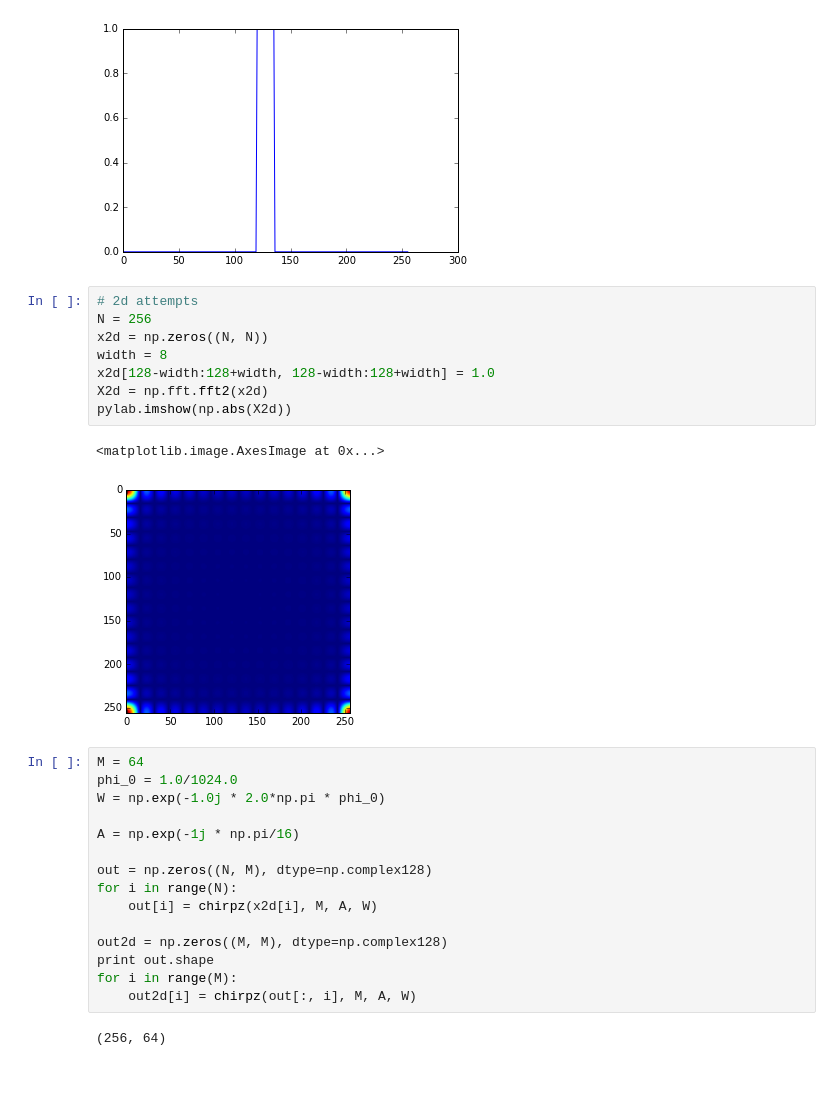
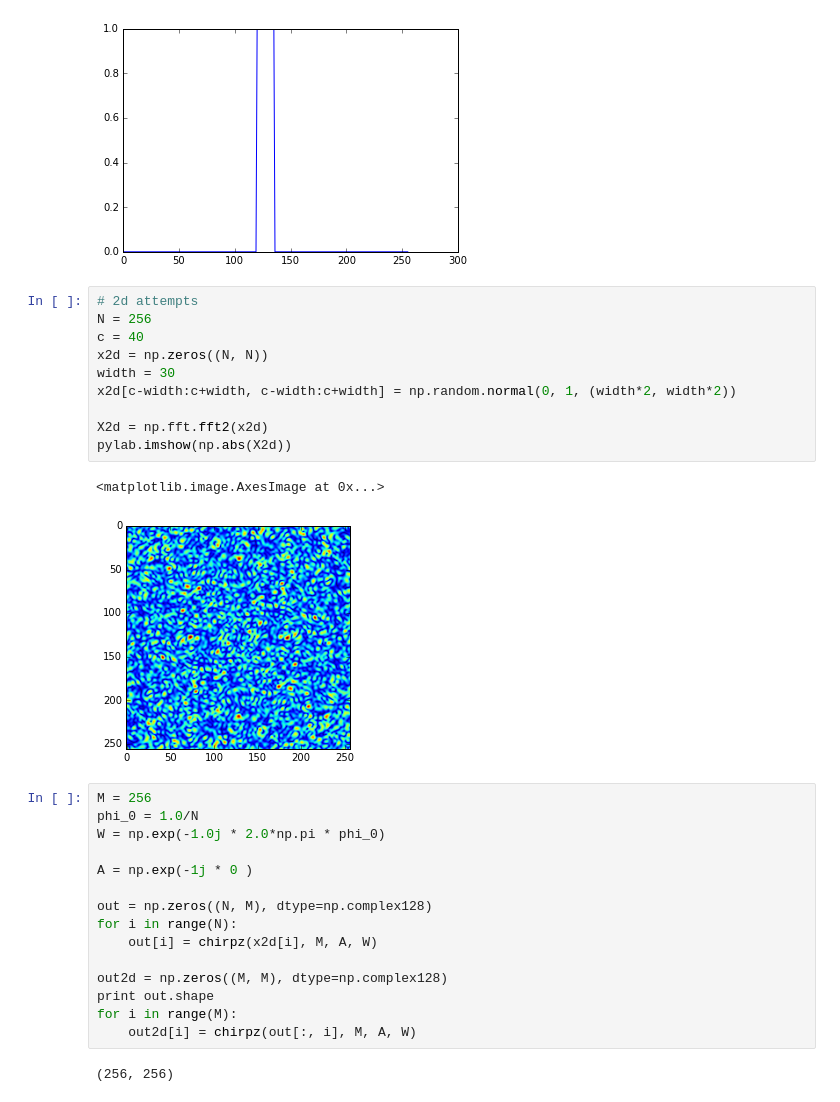
Before and after one commit to thejonaslab/pychirpz, a Jupyter notebook: chirp-z transform.ipynb, the cells around one changed output. Cells and saved outputs as stored; diff of their text form.

```diff
--- a/chirp-z transform.ipynb
+++ b/chirp-z transform.ipynb
@@ -109,20 +110,22 @@ pylab.plot(x)
 # %%
 # 2d attempts
 N = 256
+c = 40
 x2d = np.zeros((N, N))
-width = 8
-x2d[128-width:128+width, 128-width:128+width] = 1.0
+width = 30
+x2d[c-width:c+width, c-width:c+width] = np.random.normal(0, 1, (width*2, width*2))
+
 X2d = np.fft.fft2(x2d)
 pylab.imshow(np.abs(X2d))
 # %% [output]
 <matplotlib.image.AxesImage at 0x...>
-[figure, old version]
+[figure, new version]
 # %%
-M = 64
-phi_0 = 1.0/1024.0
+M = 256
+phi_0 = 1.0/N
 W = np.exp(-1.0j * 2.0*np.pi * phi_0)
 
-A = np.exp(-1j * np.pi/16)
+A = np.exp(-1j * 0 )
 
 out = np.zeros((N, M), dtype=np.complex128)
 for i in range(N):
@@ -133,7 +136,7 @@ print out.shape
 for i in range(M):
     out2d[i] = chirpz(out[:, i], M, A, W)
 # %% [output]
-(256, 64)
+(256, 256)
 # %%
 
 pylab.figure()
```
Also changed, not shown: parts of 8 cells of this notebook, 2 other files.
